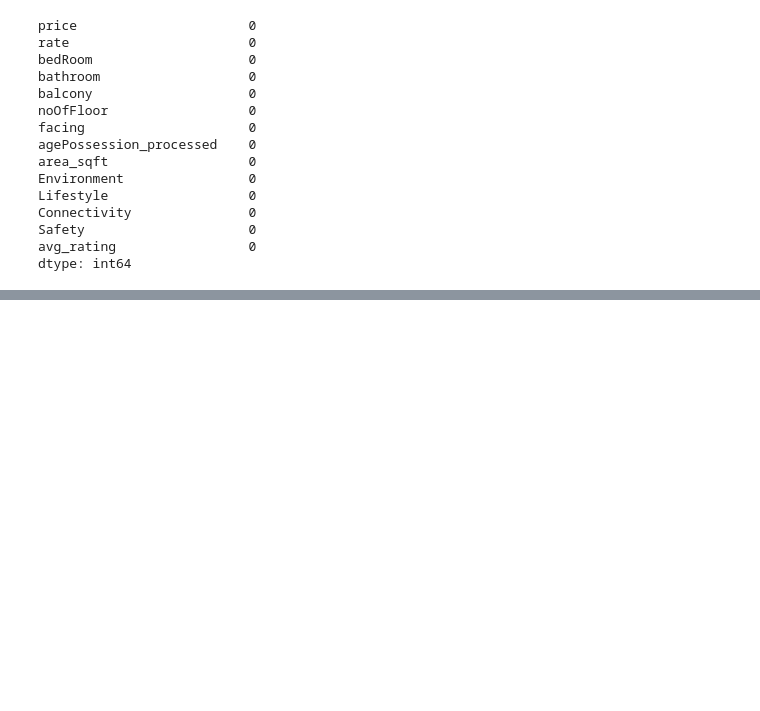
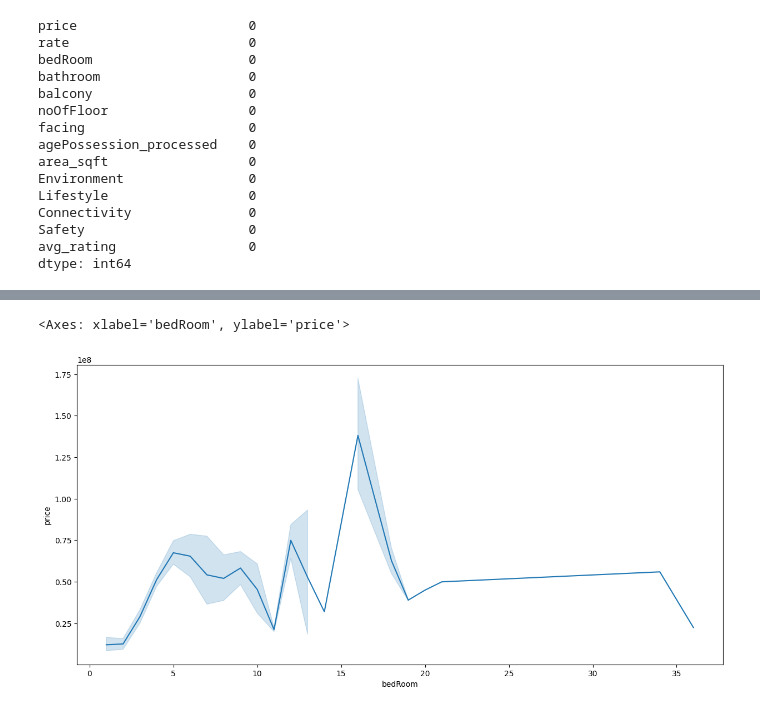
Before and after one commit to sumanthgubbala/House-Price-Prediction, a Jupyter notebook: notebook/1. EDA House price Prediction.ipynb, the cells around one changed output, grey strips where cells are left out. Cells and saved outputs as stored; diff of their text form; code cells hidden in the pictures; blank space fills up the shorter version.

```diff
--- a/notebook/1. EDA House price Prediction.ipynb
+++ b/notebook/1. EDA House price Prediction.ipynb
@@ -749,0 +793,6 @@ df.to_csv('data/houes_cleaned_data.csv', index=False)
+# %%
+plt.figure(figsize=(15,7))
+sns.lineplot(data=df,x='bedRoom',y='price')
+# %% [output]
+<Axes: xlabel='bedRoom', ylabel='price'>
+[figure, added]
```
Also changed, not shown: parts of 25 cells of this notebook.
